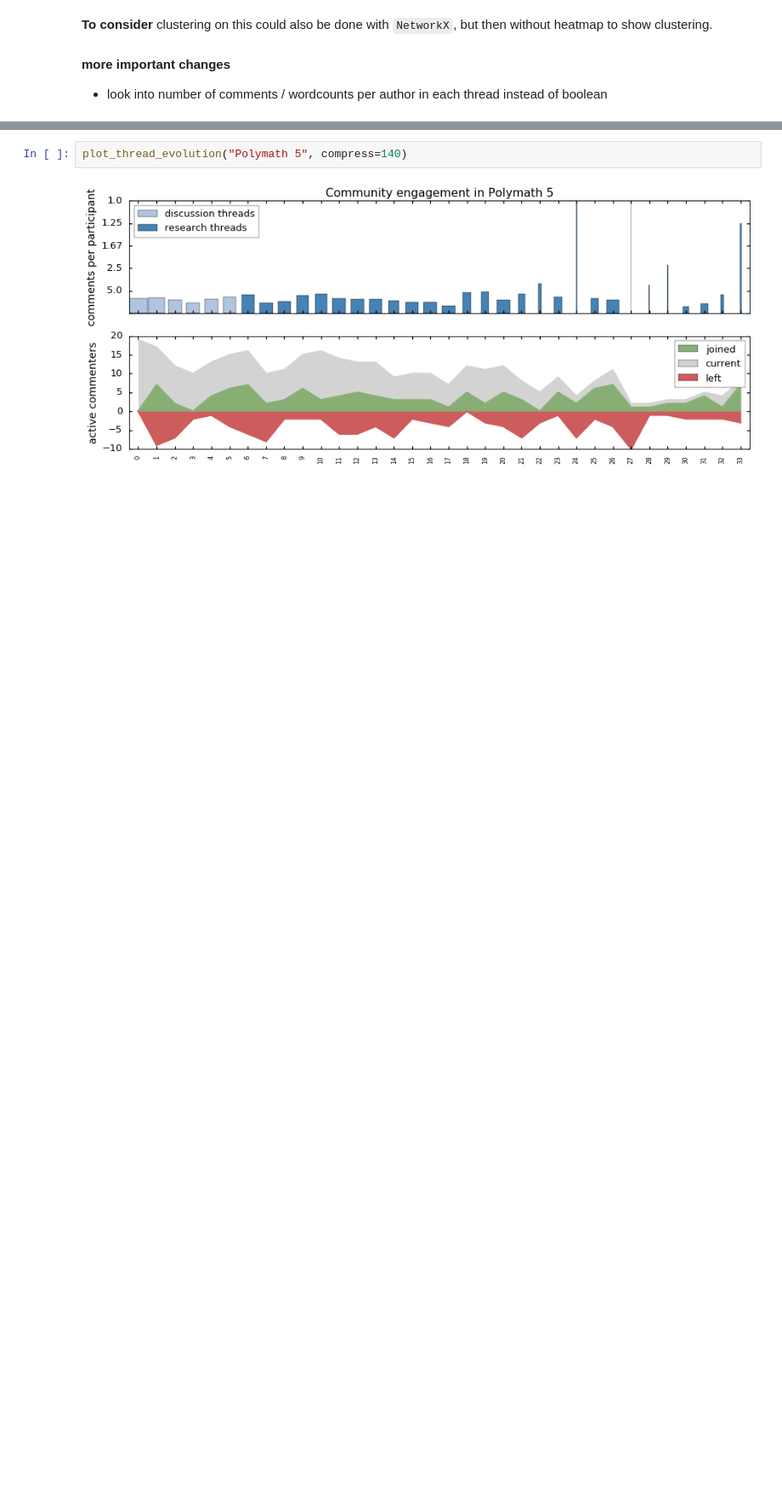
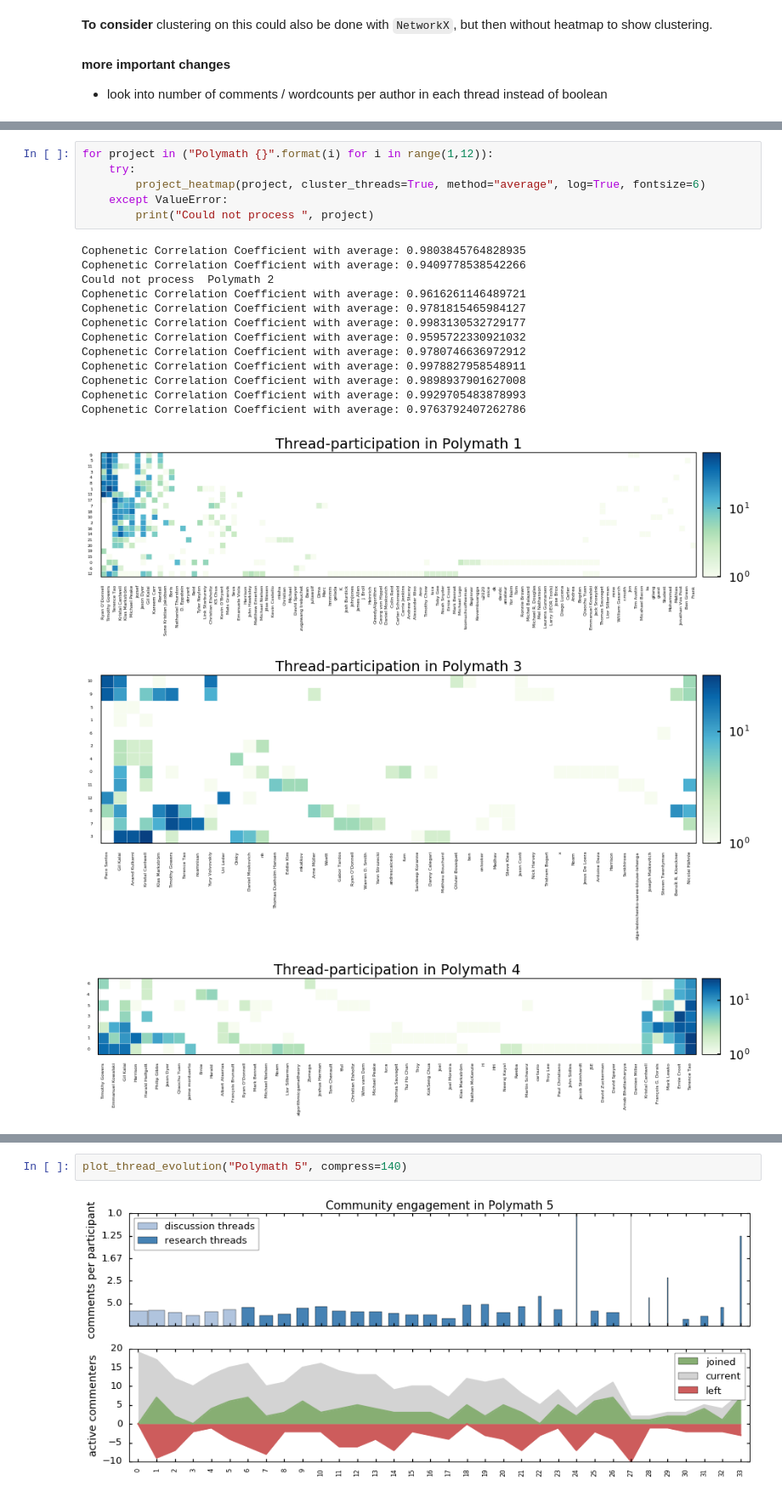
Before and after one commit to patrickallo/mathpracmod, a Jupyter notebook: Polymath Comparison.ipynb, the cells around one changed output, grey strips where cells are left out. Shown at 85% size. Drawn from its saved outputs; the diff is of its cells as text; blank space fills up the shorter version.

```diff
--- a/Polymath Comparison.ipynb
+++ b/Polymath Comparison.ipynb
@@ -502,0 +504,22 @@ Cophenetic Correlation Coefficient with single: 0.959497213600731
+# %%
+for project in ("Polymath {}".format(i) for i in range(1,12)):
+    try:
+        project_heatmap(project, cluster_threads=True, method="average", log=True, fontsize=6)
+    except ValueError:
+        print("Could not process ", project)
+# %% [output]
+Cophenetic Correlation Coefficient with average: 0.9803845764828935
+Cophenetic Correlation Coefficient with average: 0.9409778538542266
+Could not process  Polymath 2
+Cophenetic Correlation Coefficient with average: 0.9616261146489721
+Cophenetic Correlation Coefficient with average: 0.9781815465984127
+Cophenetic Correlation Coefficient with average: 0.9983130532729177
+Cophenetic Correlation Coefficient with average: 0.9595722330921032
+Cophenetic Correlation Coefficient with average: 0.9780746636972912
+Cophenetic Correlation Coefficient with average: 0.9978827958548911
+Cophenetic Correlation Coefficient with average: 0.9898937901627008
+Cophenetic Correlation Coefficient with average: 0.9929705483878993
+Cophenetic Correlation Coefficient with average: 0.9763792407262786
+[figure, added]
+[figure, added]
+[figure, added]
```
Also changed, not shown: parts of 23 cells of this notebook, 2 other files.
